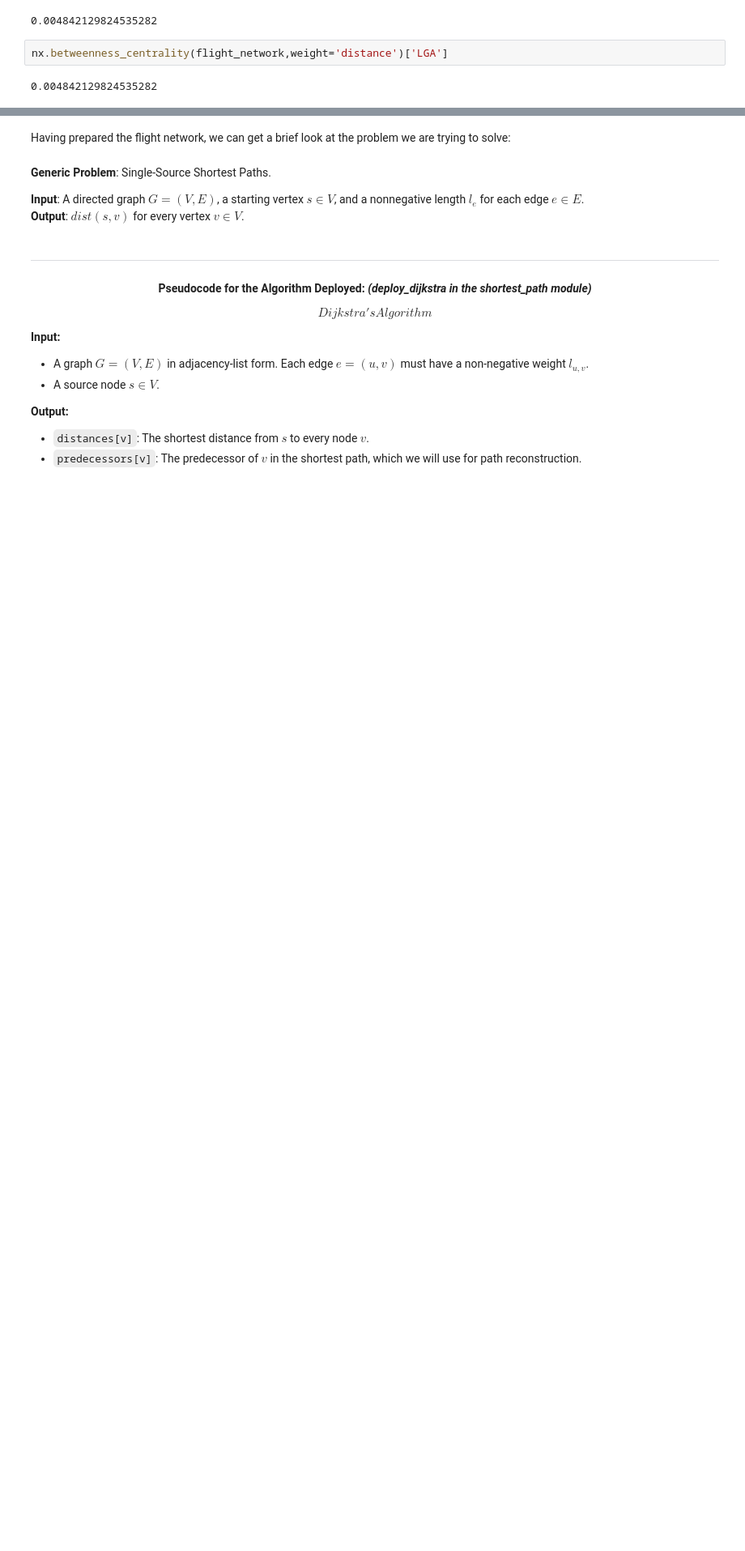
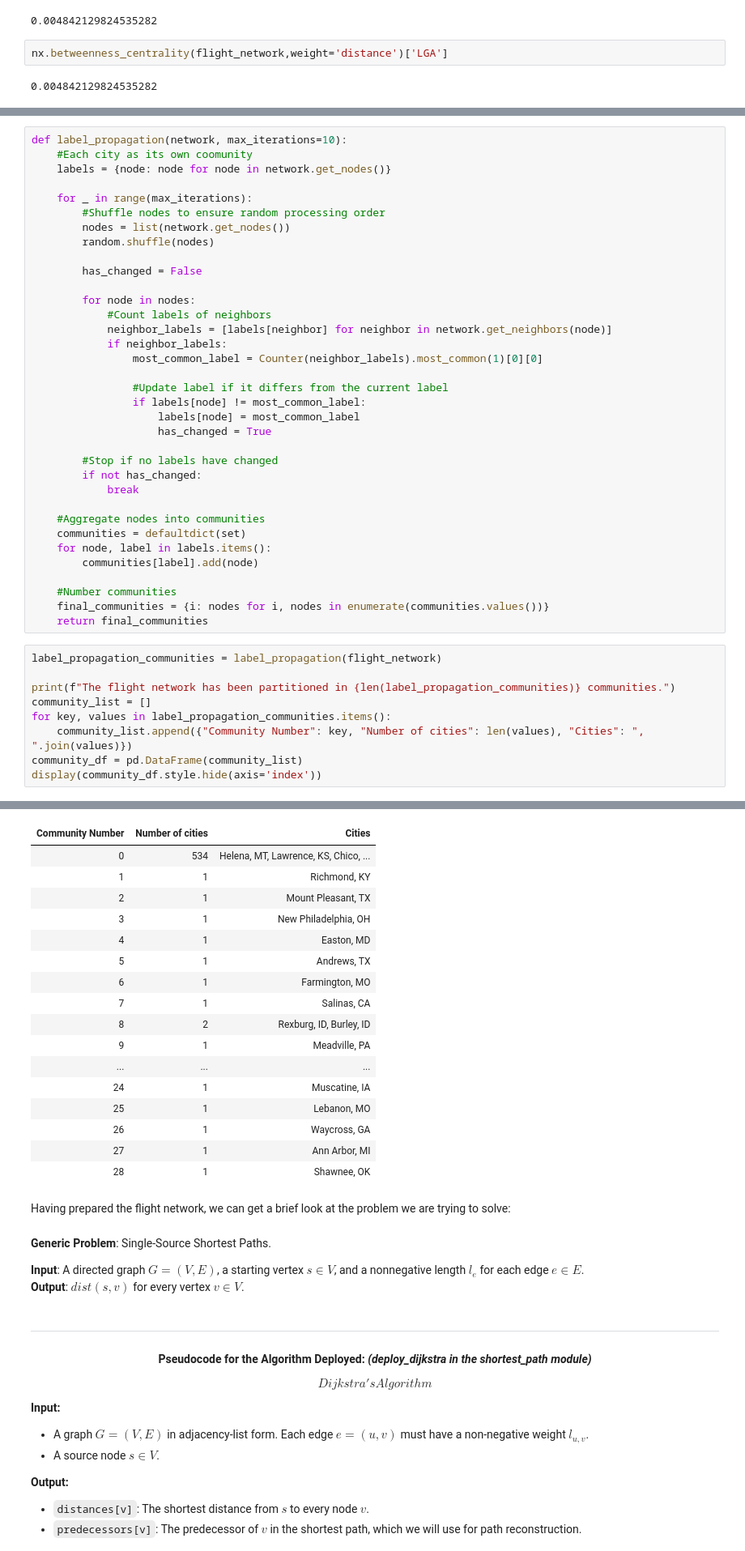
Before and after one commit to gmaurer08/ADM-HW5, a Jupyter notebook: q3_ali.ipynb, the cells around one changed output, grey strips where cells are left out. Shown at 81% size. Cells and saved outputs as stored; diff of their text form; blank space fills up the shorter version.

```diff
--- a/q3_ali.ipynb
+++ b/q3_ali.ipynb
@@ -394,0 +691,45 @@ nx.betweenness_centrality(flight_network,weight='distance')['LGA']
+# %%
+def label_propagation(network, max_iterations=10):
+    #Each city as its own coomunity
+    labels = {node: node for node in network.get_nodes()}
+
+    for _ in range(max_iterations):
+        #Shuffle nodes to ensure random processing order
+        nodes = list(network.get_nodes())
+        random.shuffle(nodes)
+
+        has_changed = False
+
+        for node in nodes:
+            #Count labels of neighbors
+            neighbor_labels = [labels[neighbor] for neighbor in network.get_neighbors(node)]
+            if neighbor_labels:
+                most_common_label = Counter(neighbor_labels).most_common(1)[0][0]
+
+                #Update label if it differs from the current label
+                if labels[node] != most_common_label:
+                    labels[node] = most_common_label
+                    has_changed = True
+
+        #Stop if no labels have changed
+        if not has_changed:
+            break
+
+    #Aggregate nodes into communities
+    communities = defaultdict(set)
+    for node, label in labels.items():
+        communities[label].add(node)
+
+    #Number communities
+    final_communities = {i: nodes for i, nodes in enumerate(communities.values())}
+    return final_communities
+# %%
+label_propagation_communities = label_propagation(flight_network)
+
+print(f"The flight network has been partitioned in {len(label_propagation_communities)} communities.")
+community_list = []
+for key, values in label_propagation_communities.items():
+    community_list.append({"Community Number": key, "Number of cities": len(values), "Cities": ", ".join(values)})
+community_df = pd.DataFrame(community_list)
+display(community_df.style.hide(axis='index'))
+# %% [output]
@@ -395,3 +737,20 @@ nx.betweenness_centrality(flight_network,weight='distance')['LGA']
+| Community Number | Number of cities | Cities |
+| 0 | 534 | Helena, MT, Lawrence, KS, Chico, ... |
+| 1 | 1 | Richmond, KY |
+| 2 | 1 | Mount Pleasant, TX |
+| 3 | 1 | New Philadelphia, OH |
+| 4 | 1 | Easton, MD |
+| 5 | 1 | Andrews, TX |
+| 6 | 1 | Farmington, MO |
+| 7 | 1 | Salinas, CA |
+| 8 | 2 | Rexburg, ID, Burley, ID |
+| 9 | 1 | Meadville, PA |
+| ... | ... | ... |
+| 24 | 1 | Muscatine, IA |
+| 25 | 1 | Lebanon, MO |
+| 26 | 1 | Waycross, GA |
+| 27 | 1 | Ann Arbor, MI |
+| 28 | 1 | Shawnee, OK |
 # %% [markdown]
 Having prepared the flight network, we can get a brief look at the problem we are trying to solve: <br>
 # %% [markdown]
```
Also changed, not shown: parts of 9 cells of this notebook, 3 other files.
